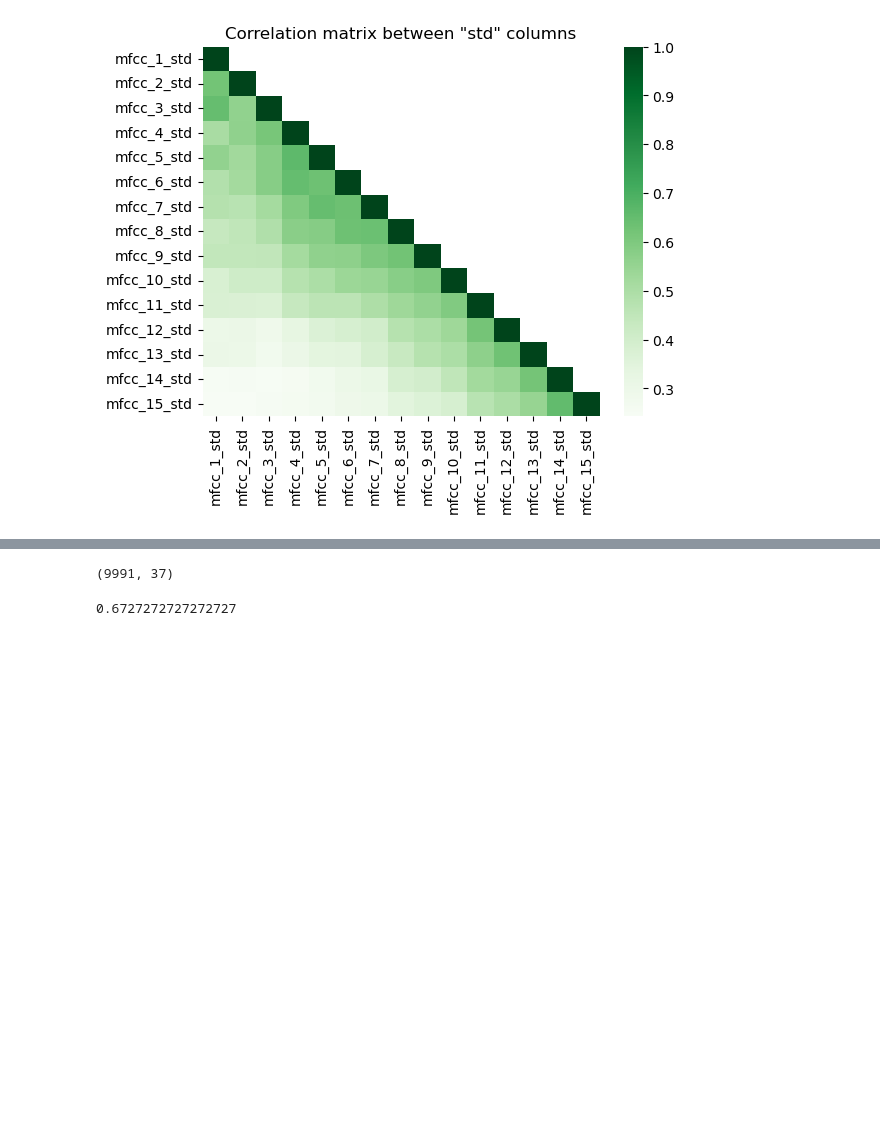
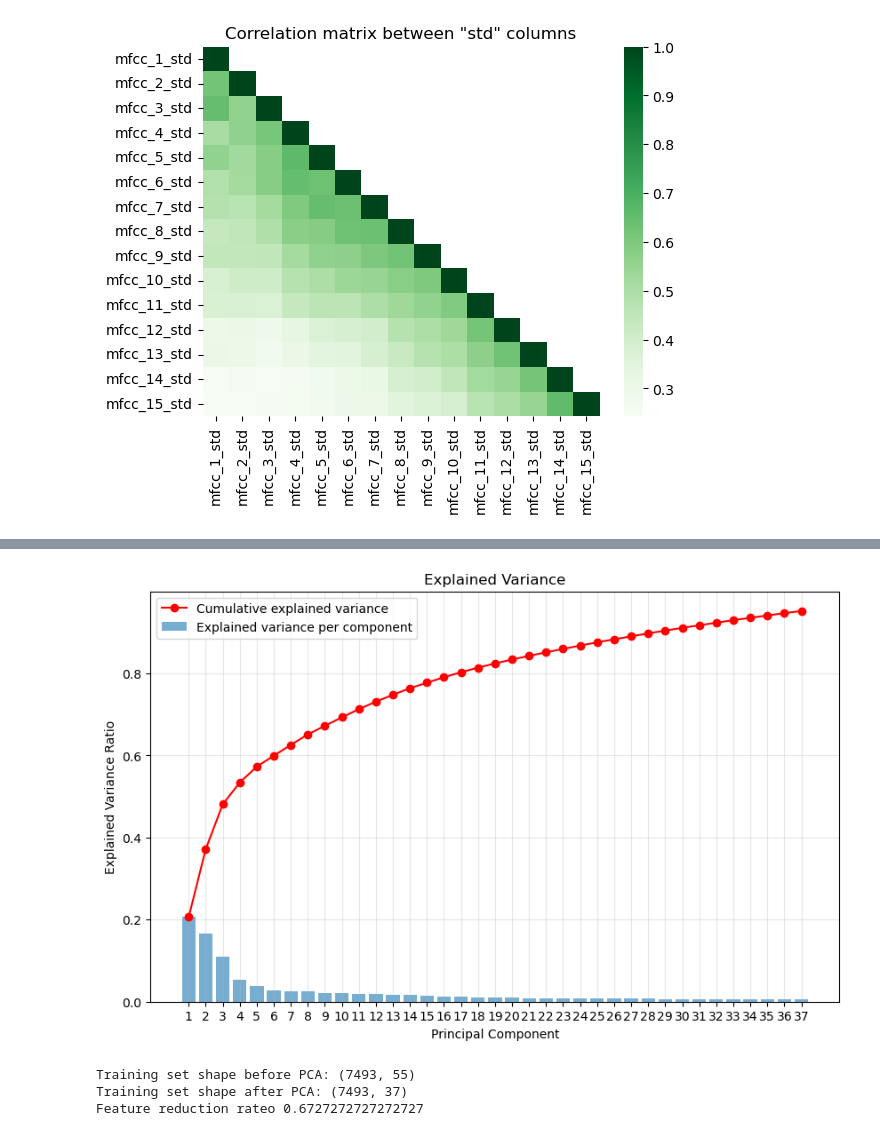
Before and after one commit to MicheleMeazzini/Songs-Genre-Classifier, a Jupyter notebook: notebooks/project.ipynb, the cells around one changed output, grey strips where cells are left out. Saved outputs shown, nothing was run; the diff lists cells and outputs as text; code cells hidden in the pictures; blank space fills up the shorter version.

```diff
--- a/notebooks/project.ipynb
+++ b/notebooks/project.ipynb
@@ -300,20 +370,40 @@ plt.show()
 # %%
-# Feature reduction using PCA
+# Feature reduction using PCA with fixed cumulative variance
 
-pca = PCA(n_components=0.95)
-X_pca = pca.fit_transform(X_scaled)
+cumulative_var_th = 0.95
 
-df_pca = pd.DataFrame(X_pca, columns=[f'PC{i+1}' for i in range(X_pca.shape[1])])
-df_pca['genre'] = df['genre'].values
+pca = PCA(n_components=cumulative_var_th)
+X_train_pca = pca.fit_transform(X_train_new)
+X_test_pca = pca.transform(pd.DataFrame(X_test_new, columns=X_train_new.columns))
+
+df_pca = pd.DataFrame(X_train_pca, columns=[f'PC{i+1}' for i in range(X_train_pca.shape[1])])
+df_pca['genre'] = y_train.values
 df_pca.to_csv('../df/project_features_pca.csv', index=False)
 
-X_pca.shape
+explained_var = pca.explained_variance_ratio_
+cumulative_var = explained_var.cumsum()
+components = np.arange(1, len(explained_var)+1)
+
+plt.figure(figsize=(10,6))
+plt.bar(components, explained_var, alpha=0.6, label='Explained variance per component')
+plt.plot(components, cumulative_var, marker='o', color='red', label='Cumulative explained variance')
+plt.xlabel('Principal Component')
+plt.ylabel('Explained Variance Ratio')
+plt.title('Explained Variance')
+plt.xticks(components)
+plt.legend()
+plt.grid(alpha=0.3)
+plt.show()
 # %% [output]
-(9991, 37)
+[figure, added]
 # %%
 # Feature reduction rateo
 
-X_pca.shape[1] / X_scaled.shape[1]
+print("Training set shape before PCA:", X_train.shape)
+print("Training set shape after PCA:", X_train_pca.shape)
+print("Feature reduction rateo", X_train_pca.shape[1] / X_train.shape[1])
 # %% [output]
-0.6727272727272727
+Training set shape before PCA: (7493, 55)
+Training set shape after PCA: (7493, 37)
+Feature reduction rateo 0.6727272727272727
 # %%
```
Also changed, not shown: parts of 36 cells of this notebook, 1 other file.
